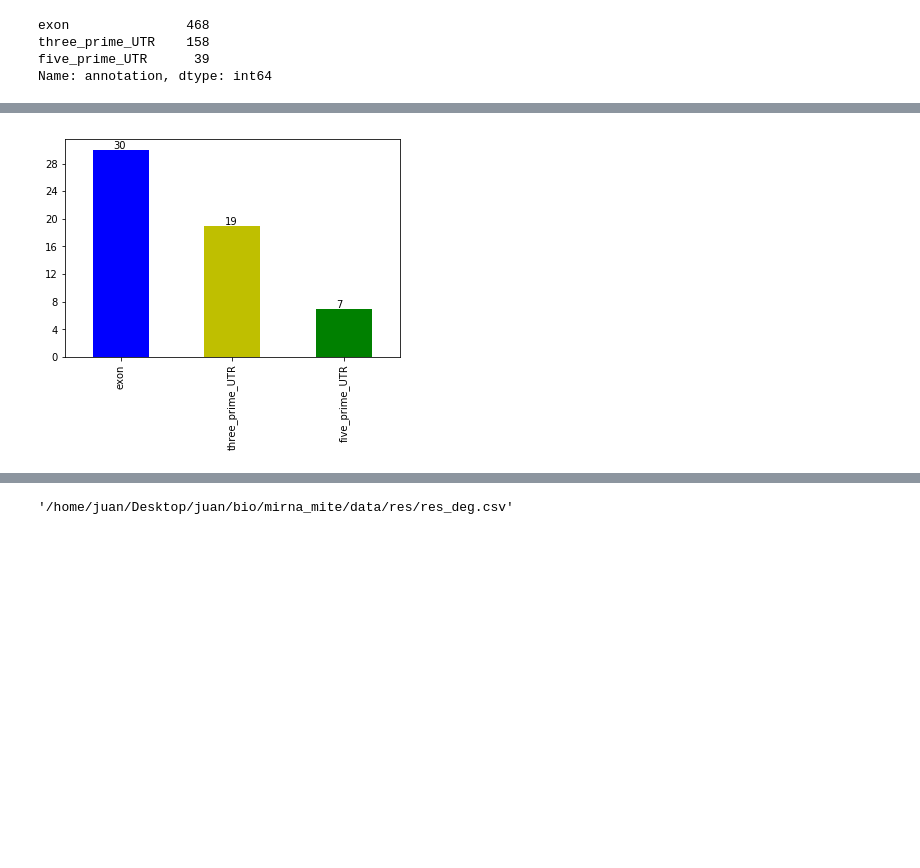
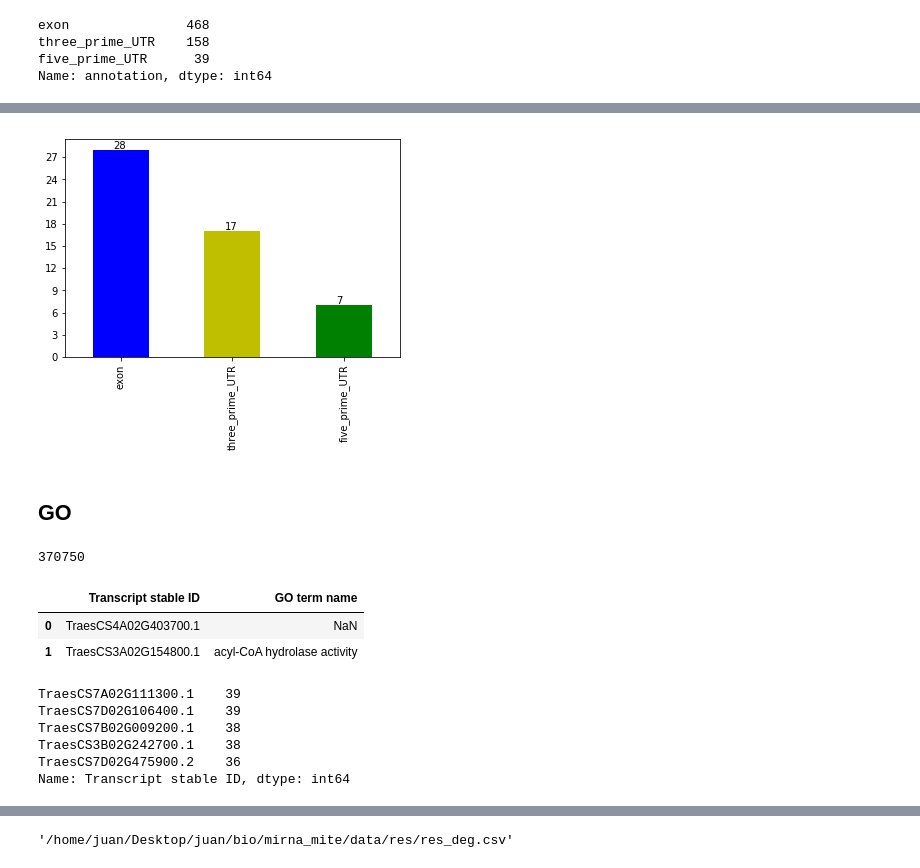
Before and after one commit to juancresc/mirna_mite, a Jupyter notebook: 2_analysis/2_cleavage.ipynb, the cells around one changed output, grey strips where cells are left out. Cells and saved outputs as stored; diff of their text form; code cells hidden in the pictures; blank space fills up the shorter version.

```diff
--- a/2_analysis/2_cleavage.ipynb
+++ b/2_analysis/2_cleavage.ipynb
@@ -442,5 +461,5 @@ plt.savefig('../data/res/targets.png',transparent=True, bbox_inches='tight', pad
 # %%
-ax = df_res[df_res.MITE.notnull()].annotation.value_counts().plot('bar',color=['b','y','g'])
+ax = df_res_dedu[df_res_dedu.MITE.notnull()].annotation.value_counts().plot('bar',color=['b','y','g'])
 
 x_offset = -0.07
 y_offset = 0.15
@@ -453,4 +472,24 @@ for p in ax.patches:
 ax
 plt.savefig('../data/res/targets_mites.png',transparent=True, bbox_inches='tight', pad_inches=0)
 # %% [output]
-[figure, old version]
+[figure, new version]
+# %% [markdown]
+## GO
+# %%
+df_go = pd.read_csv(path_go,sep='\t')
+print(len(df_go.index))
+df_go.head(2)
+# %% [output]
+370750
+|  | Transcript stable ID | GO term name |
+| 0 | TraesCS4A02G403700.1 | NaN |
+| 1 | TraesCS3A02G154800.1 | acyl-CoA hydrolase activity |
+# %%
+df_go['Transcript stable ID'].value_counts()[:5]
+# %% [output]
+TraesCS7A02G111300.1    39
+TraesCS7D02G106400.1    39
+TraesCS7B02G009200.1    38
+TraesCS3B02G242700.1    38
+TraesCS7D02G475900.2    36
+Name: Transcript stable ID, dtype: int64
```
Also changed, not shown: parts of 16 cells of this notebook, 2 other files.
